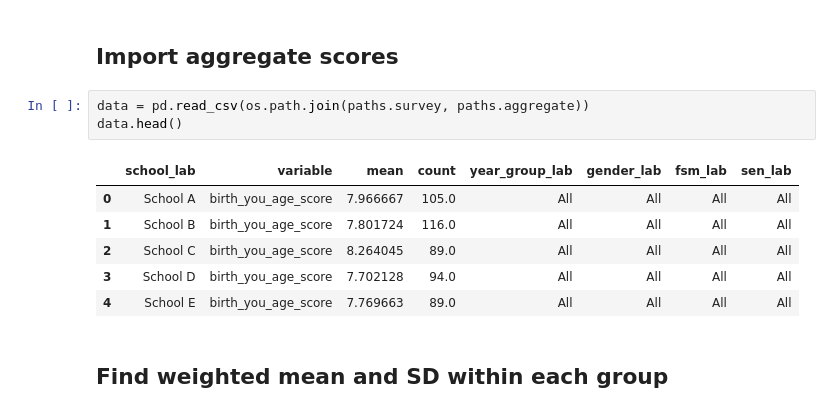
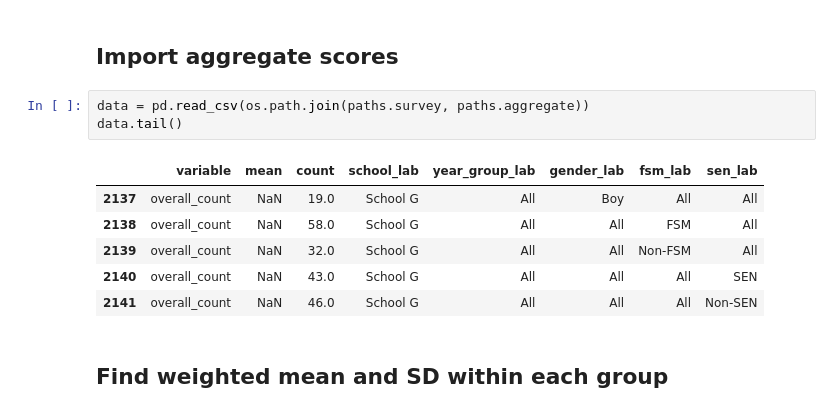
Before and after one commit to kailo-beewell/synthetic_standard_school_dashboards, a Jupyter notebook: create_and_process_data/3_rag_ratings.ipynb, the cells around one changed output. Drawn from its saved outputs; the diff is of its cells as text.

```diff
--- a/create_and_process_data/3_rag_ratings.ipynb
+++ b/create_and_process_data/3_rag_ratings.ipynb
@@ -30,14 +30,14 @@ paths = Paths()
 ## Import aggregate scores
 # %%
 data = pd.read_csv(os.path.join(paths.survey, paths.aggregate))
-data.head()
+data.tail()
 # %% [output]
-|  | school_lab | variable | mean | count | year_group_lab | gender_lab | fsm_lab | sen_lab |
-| 0 | School A | birth_you_age_score | 7.966667 | 105.0 | All | All | All | All |
-| 1 | School B | birth_you_age_score | 7.801724 | 116.0 | All | All | All | All |
-| 2 | School C | birth_you_age_score | 8.264045 | 89.0 | All | All | All | All |
-| 3 | School D | birth_you_age_score | 7.702128 | 94.0 | All | All | All | All |
-| 4 | School E | birth_you_age_score | 7.769663 | 89.0 | All | All | All | All |
+|  | variable | mean | count | school_lab | year_group_lab | gender_lab | fsm_lab | sen_lab |
+| 2137 | overall_count | NaN | 19.0 | School G | All | Boy | All | All |
+| 2138 | overall_count | NaN | 58.0 | School G | All | All | FSM | All |
+| 2139 | overall_count | NaN | 32.0 | School G | All | All | Non-FSM | All |
+| 2140 | overall_count | NaN | 43.0 | School G | All | All | All | SEN |
+| 2141 | overall_count | NaN | 46.0 | School G | All | All | All | Non-SEN |
 # %% [markdown]
 ## Find weighted mean and SD within each group
 # %%
```
Also changed, not shown: parts of 9 cells of this notebook, 3 other files.
